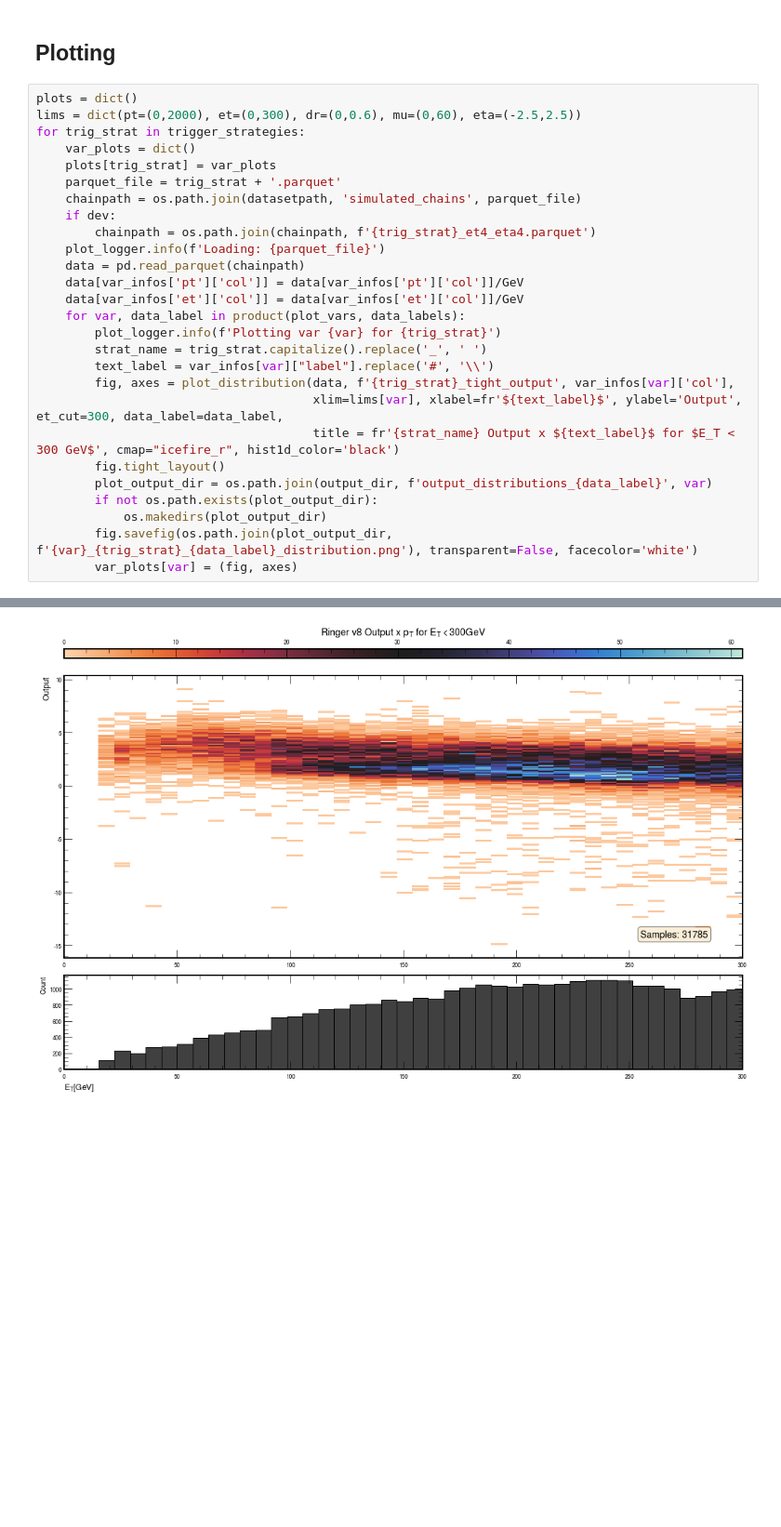
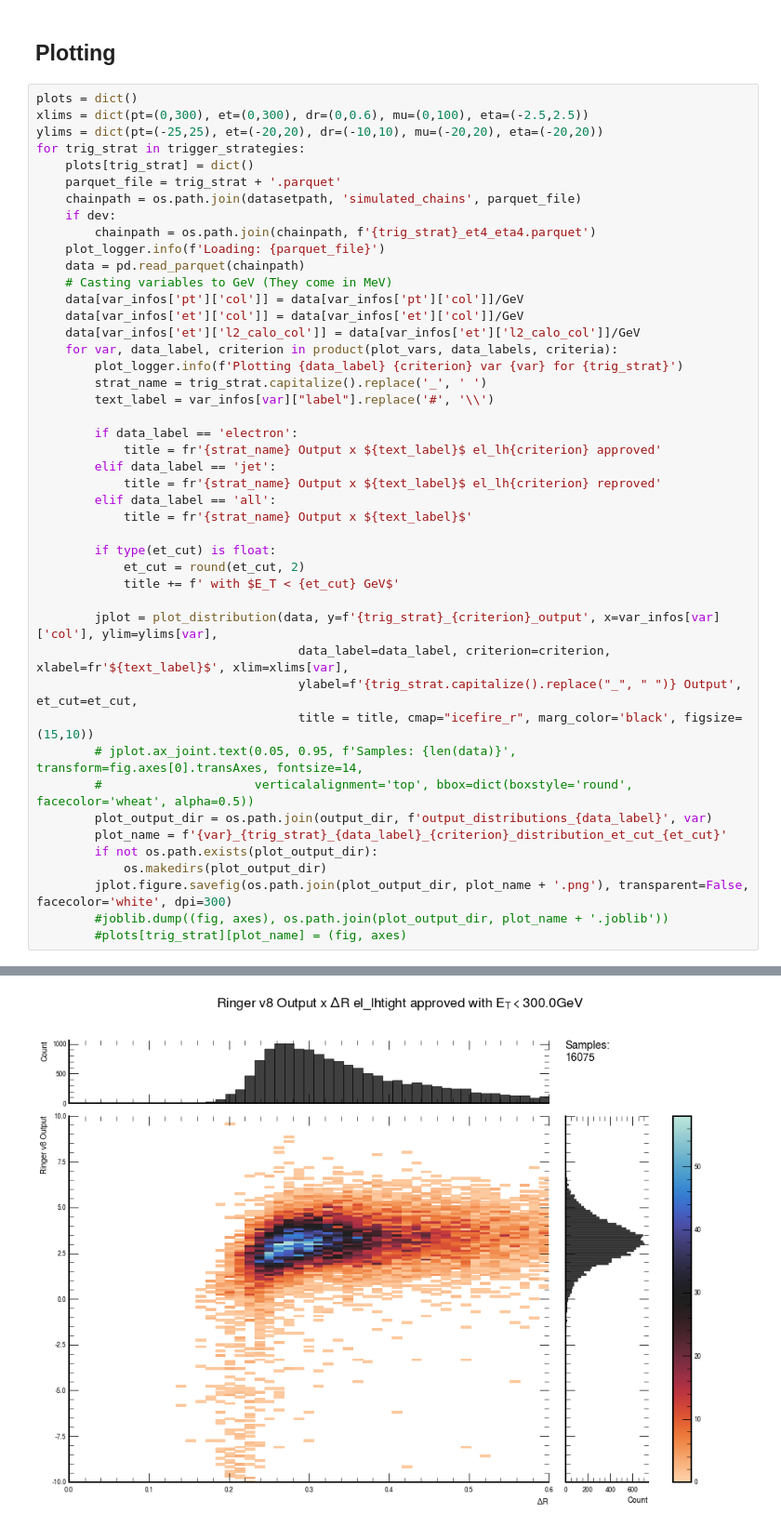
Before and after one commit to lucasbanunes/ringer, a Jupyter notebook: plot_vars_distributions.ipynb, the cells around one changed output, grey strips where cells are left out. Shown at 93% size. Drawn from its saved outputs; the diff is of its cells as text; blank space fills up the shorter version.

Commit message:
Finished plot_model_distributions.

```diff
--- a/plot_vars_distributions.ipynb
+++ b/plot_vars_distributions.ipynb
@@ -106,29 +129,47 @@ for modelpath in modelpaths:
 ## Plotting
 # %%
 plots = dict()
-lims = dict(pt=(0,2000), et=(0,300), dr=(0,0.6), mu=(0,60), eta=(-2.5,2.5))
+xlims = dict(pt=(0,300), et=(0,300), dr=(0,0.6), mu=(0,100), eta=(-2.5,2.5))
+ylims = dict(pt=(-25,25), et=(-20,20), dr=(-10,10), mu=(-20,20), eta=(-20,20))
 for trig_strat in trigger_strategies:
-    var_plots = dict()
-    plots[trig_strat] = var_plots
+    plots[trig_strat] = dict()
     parquet_file = trig_strat + '.parquet'
     chainpath = os.path.join(datasetpath, 'simulated_chains', parquet_file)
     if dev:
         chainpath = os.path.join(chainpath, f'{trig_strat}_et4_eta4.parquet')
     plot_logger.info(f'Loading: {parquet_file}')
     data = pd.read_parquet(chainpath)
+    # Casting variables to GeV (They come in MeV)
     data[var_infos['pt']['col']] = data[var_infos['pt']['col']]/GeV
     data[var_infos['et']['col']] = data[var_infos['et']['col']]/GeV
-    for var, data_label in product(plot_vars, data_labels):
-        plot_logger.info(f'Plotting var {var} for {trig_strat}')
+    data[var_infos['et']['l2_calo_col']] = data[var_infos['et']['l2_calo_col']]/GeV
+    for var, data_label, criterion in product(plot_vars, data_labels, criteria):
+        plot_logger.info(f'Plotting {data_label} {criterion} var {var} for {trig_strat}')
         strat_name = trig_strat.capitalize().replace('_', ' ')
         text_label = var_infos[var]["label"].replace('#', '\\')
-        fig, axes = plot_distribution(data, f'{trig_strat}_tight_output', var_infos[var]['col'],
-                                      xlim=lims[var], xlabel=fr'${text_label}$', ylabel='Output', et_cut=300, data_label=data_label,
-                                      title = fr'{strat_name} Output x ${text_label}$ for $E_T < 300 GeV$', cmap="icefire_r", hist1d_color='black')
-        fig.tight_layout()
+
+        if data_label == 'electron':
+            title = fr'{strat_name} Output x ${text_label}$ el_lh{criterion} approved'
+        elif data_label == 'jet':
+            title = fr'{strat_name} Output x ${text_label}$ el_lh{criterion} reproved'
+        elif data_label == 'all':
+            title = fr'{strat_name} Output x ${text_label}$'
+
+        if type(et_cut) is float:
+            et_cut = round(et_cut, 2)
+            title += f' with $E_T < {et_cut} GeV$'
+
+        jplot = plot_distribution(data, y=f'{trig_strat}_{criterion}_output', x=var_infos[var]['col'], ylim=ylims[var],
+                                    data_label=data_label, criterion=criterion, xlabel=fr'${text_label}$', xlim=xlims[var],
+                                    ylabel=f'{trig_strat.capitalize().replace("_", " ")} Output', et_cut=et_cut,
+                                    title = title, cmap="icefire_r", marg_color='black', figsize=(15,10))
+        # jplot.ax_joint.text(0.05, 0.95, f'Samples: {len(data)}', transform=fig.axes[0].transAxes, fontsize=14,
+        #                     verticalalignment='top', bbox=dict(boxstyle='round', facecolor='wheat', alpha=0.5))
         plot_output_dir = os.path.join(output_dir, f'output_distributions_{data_label}', var)
+        plot_name = f'{var}_{trig_strat}_{data_label}_{criterion}_distribution_et_cut_{et_cut}'
         if not os.path.exists(plot_output_dir):
             os.makedirs(plot_output_dir)
-        fig.savefig(os.path.join(plot_output_dir, f'{var}_{trig_strat}_{data_label}_distribution.png'), transparent=False, facecolor='white')
-        var_plots[var] = (fig, axes)
+        jplot.figure.savefig(os.path.join(plot_output_dir, plot_name + '.png'), transparent=False, facecolor='white', dpi=300)
+        #joblib.dump((fig, axes), os.path.join(plot_output_dir, plot_name + '.joblib'))
+        #plots[trig_strat][plot_name] = (fig, axes)
 # %% [output]
@@ -147 +178 @@ for trig_strat in trigger_strategies:
-[figure, old version]
+[figure, new version]
```
Also changed, not shown: parts of 9 cells of this notebook, 10 other files.
